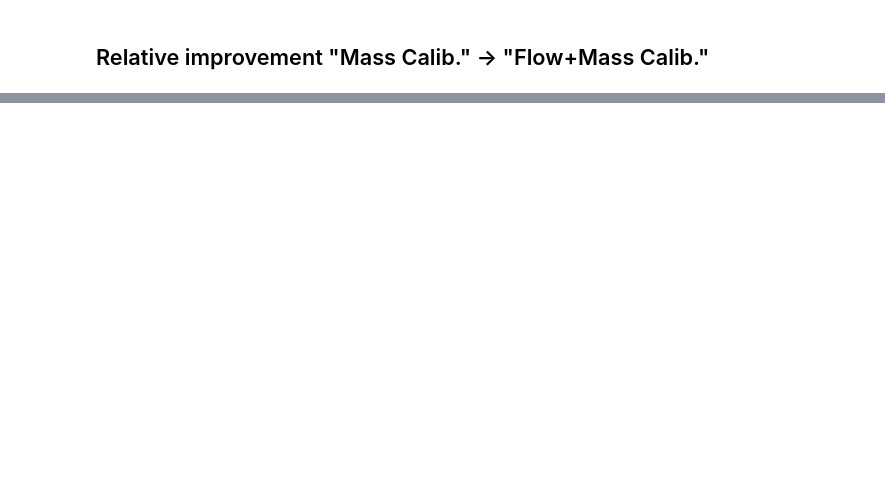
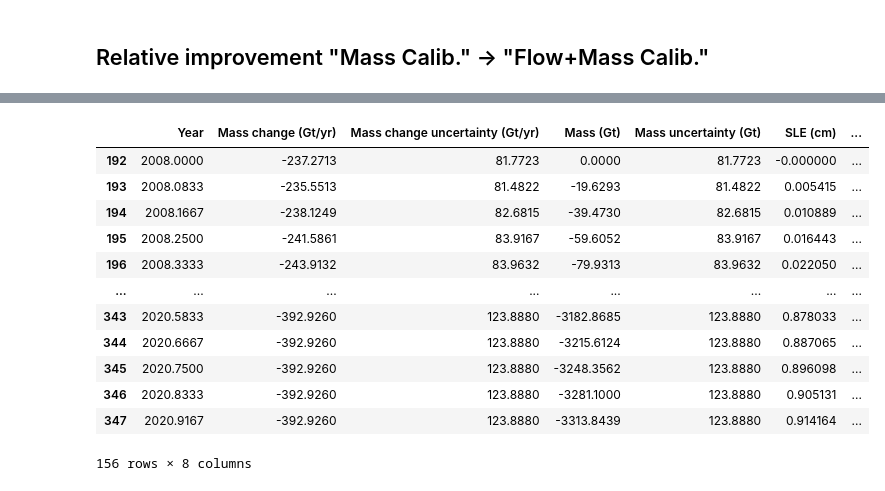
Before and after one commit to pism/pism-emulator, a Jupyter notebook: calibration/calibrate.ipynb, the cells around one changed output, grey strips where cells are left out. Cells and saved outputs as stored; diff of their text form; code cells hidden in the pictures; blank space fills up the shorter version.

```diff
--- a/calibration/calibrate.ipynb
+++ b/calibration/calibrate.ipynb
@@ -78,0 +80,16 @@ for rcp in rcps:
+# %%
+observed
+# %% [output]
+|  | Year | Mass change (Gt/yr) | Mass change uncertainty (Gt/yr) | Mass (Gt) | Mass uncertainty (Gt) | SLE (cm) | ... |
+| 192 | 2008.0000 | -237.2713 | 81.7723 | 0.0000 | 81.7723 | -0.000000 | ... |
+| 193 | 2008.0833 | -235.5513 | 81.4822 | -19.6293 | 81.4822 | 0.005415 | ... |
+| 194 | 2008.1667 | -238.1249 | 82.6815 | -39.4730 | 82.6815 | 0.010889 | ... |
+| 195 | 2008.2500 | -241.5861 | 83.9167 | -59.6052 | 83.9167 | 0.016443 | ... |
+| 196 | 2008.3333 | -243.9132 | 83.9632 | -79.9313 | 83.9632 | 0.022050 | ... |
+| ... | ... | ... | ... | ... | ... | ... | ... |
+| 343 | 2020.5833 | -392.9260 | 123.8880 | -3182.8685 | 123.8880 | 0.878033 | ... |
+| 344 | 2020.6667 | -392.9260 | 123.8880 | -3215.6124 | 123.8880 | 0.887065 | ... |
+| 345 | 2020.7500 | -392.9260 | 123.8880 | -3248.3562 | 123.8880 | 0.896098 | ... |
+| 346 | 2020.8333 | -392.9260 | 123.8880 | -3281.1000 | 123.8880 | 0.905131 | ... |
+| 347 | 2020.9167 | -392.9260 | 123.8880 | -3313.8439 | 123.8880 | 0.914164 | ... |
+156 rows × 8 columns
```
Also changed, not shown: parts of 9 cells of this notebook, 2 other files.
